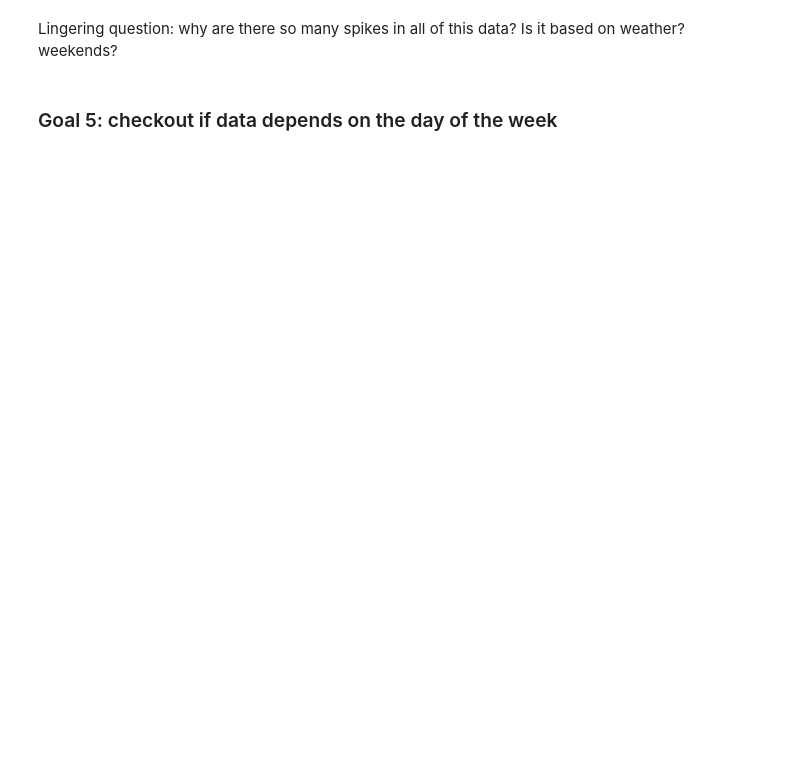
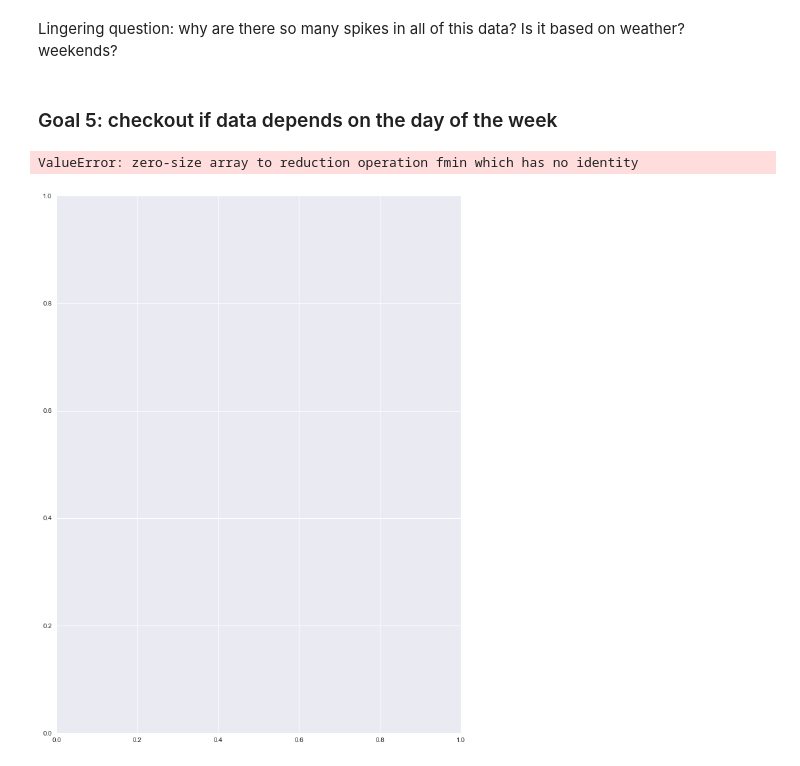
Before and after one commit to JingyiChen1996/DS4A-Team17, a Jupyter notebook: lauren/ride_and_member_analysis.ipynb, the cells around one changed output. Drawn from its saved outputs; the diff is of its cells as text; code cells hidden in the pictures; blank space fills up the shorter version.

```diff
--- a/lauren/ride_and_member_analysis.ipynb
+++ b/lauren/ride_and_member_analysis.ipynb
@@ -172,3 +174,33 @@ Lingering question: why are there so many spikes in all of this data?
 Is it based on weather? weekends?
 # %% [markdown]
 ### Goal 5: checkout if data depends on the day of the week
+# %%
+df_2019['month'] = pd.to_datetime(df_2019['date']).dt.month
+df_2018['month'] = pd.to_datetime(df_2018['date']).dt.month
+df_2017['month'] = pd.to_datetime(df_2017['date']).dt.month
+
+df_2019['dayname'] = df_2019['date'].dt.day_name();
+df_2018['dayname'] = df_2018['date'].dt.day_name();
+df_2017['dayname'] = df_2017['date'].dt.day_name();
+# %%
+df_2019_pivot = pd.pivot_table(df_2019[['month', 'dayname', 'miles']],
+                index=['month', 'dayname'],
+                aggfunc='sum')
+df_2018_pivot = pd.pivot_table(df_2018[['month', 'dayname', 'trips']],
+                index=['month', 'dayname'],
+                aggfunc='sum')
+df_2017_pivot = pd.pivot_table(df_2017[['month', 'dayname', 'trips']],
+                index=['month', 'dayname'],
+                aggfunc='sum')
+# %%
+trips_month_day_2019 = df_2019_pivot.unstack(level=0)
+trips_month_day_2018 = df_2019_pivot.unstack(level=0)
+trips_month_day_2017 = df_2019_pivot.unstack(level=0)
+# %%
+trips_month_day_2019 = trips_month_day_2019.reindex(labels=['Monday', 'Tuesday', 'Wednesday', 'Thursday', 'Friday', 'Saturday', 'Sunday'], axis=1, level=1)
+# %%
+f, ax = plt.subplots(figsize=(11, 15))
+ax = sns.heatmap(trips_month_day_2019, annot=True, fmt="d", linewidths=.5, ax=ax)
+# %% [output]
+ValueError: zero-size array to reduction operation fmin which has no identity
+[figure, added]
```
Also changed, not shown: parts of 2 cells of this notebook.
